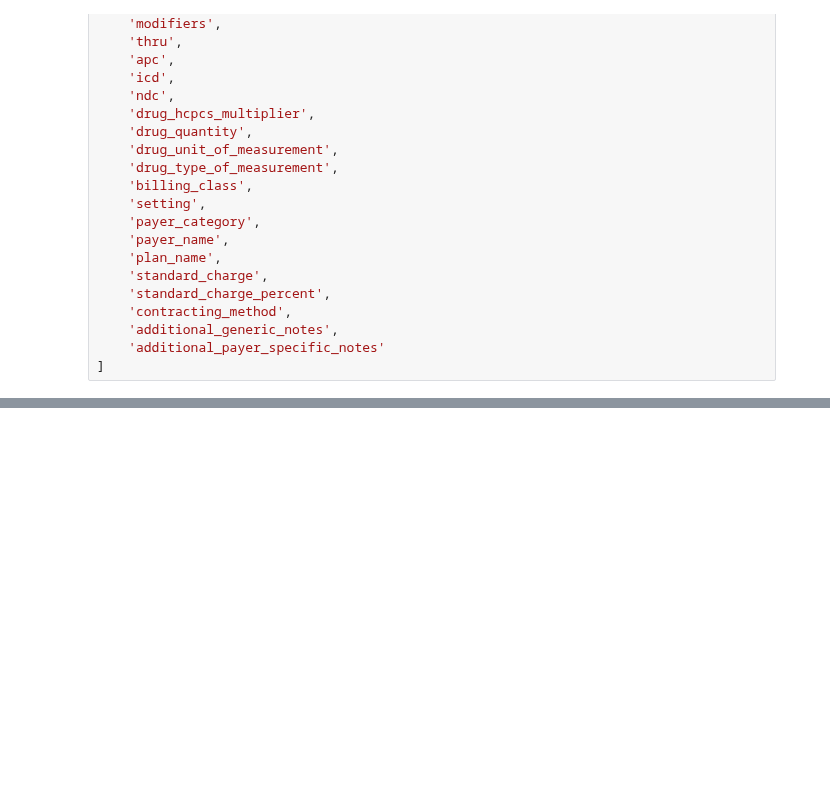
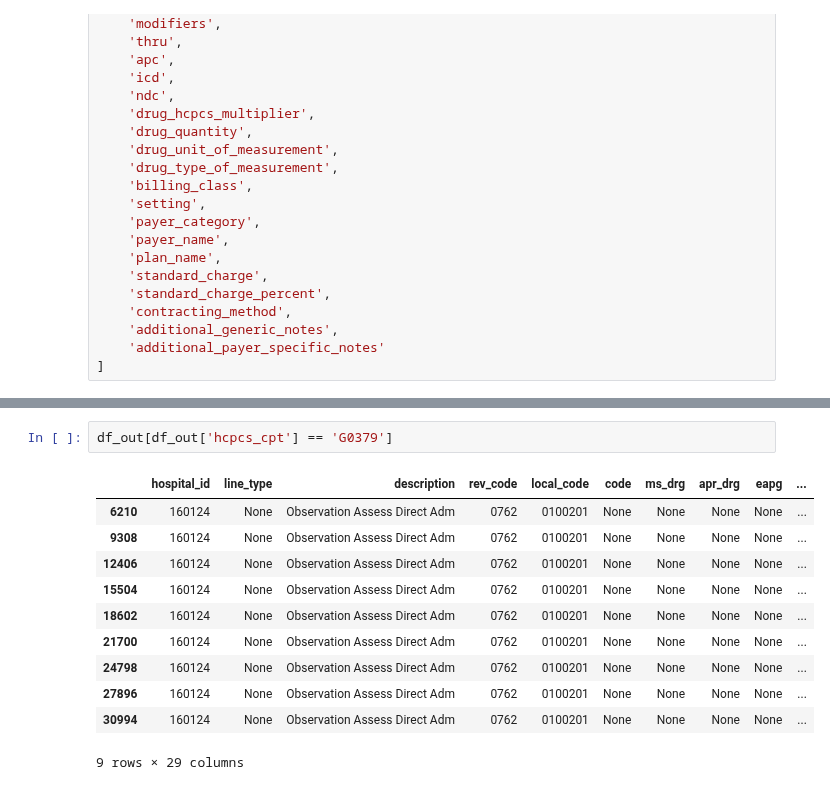
Before and after one commit to rl1987/dolthub-bounty-transparency-in-pricing, a Jupyter notebook: Avera.ipynb, the cells around one changed output, grey strips where cells are left out. Drawn from its saved outputs; the diff is of its cells as text; blank space fills up the shorter version.

```diff
--- a/Avera.ipynb
+++ b/Avera.ipynb
@@ -286,0 +218,14 @@ df_out.to_csv(ccn + ".csv", index=False, quoting=csv.QUOTE_MINIMAL)
+# %%
+df_out[df_out['hcpcs_cpt'] == 'G0379']
+# %% [output]
+|  | hospital_id | line_type | description | rev_code | local_code | code | ms_drg | apr_drg | eapg | ... |
+| 6210 | 160124 | None | Observation Assess Direct Adm | 0762 | 0100201 | None | None | None | None | ... |
+| 9308 | 160124 | None | Observation Assess Direct Adm | 0762 | 0100201 | None | None | None | None | ... |
+| 12406 | 160124 | None | Observation Assess Direct Adm | 0762 | 0100201 | None | None | None | None | ... |
+| 15504 | 160124 | None | Observation Assess Direct Adm | 0762 | 0100201 | None | None | None | None | ... |
+| 18602 | 160124 | None | Observation Assess Direct Adm | 0762 | 0100201 | None | None | None | None | ... |
+| 21700 | 160124 | None | Observation Assess Direct Adm | 0762 | 0100201 | None | None | None | None | ... |
+| 24798 | 160124 | None | Observation Assess Direct Adm | 0762 | 0100201 | None | None | None | None | ... |
+| 27896 | 160124 | None | Observation Assess Direct Adm | 0762 | 0100201 | None | None | None | None | ... |
+| 30994 | 160124 | None | Observation Assess Direct Adm | 0762 | 0100201 | None | None | None | None | ... |
+9 rows × 29 columns
```
Also changed, not shown: parts of 13 cells of this notebook, 1 other file.
